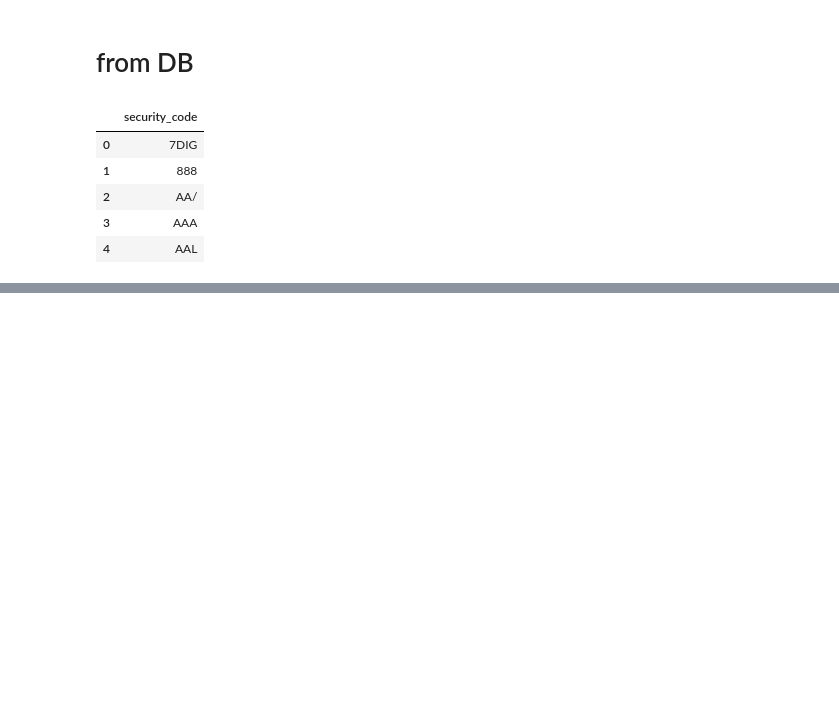
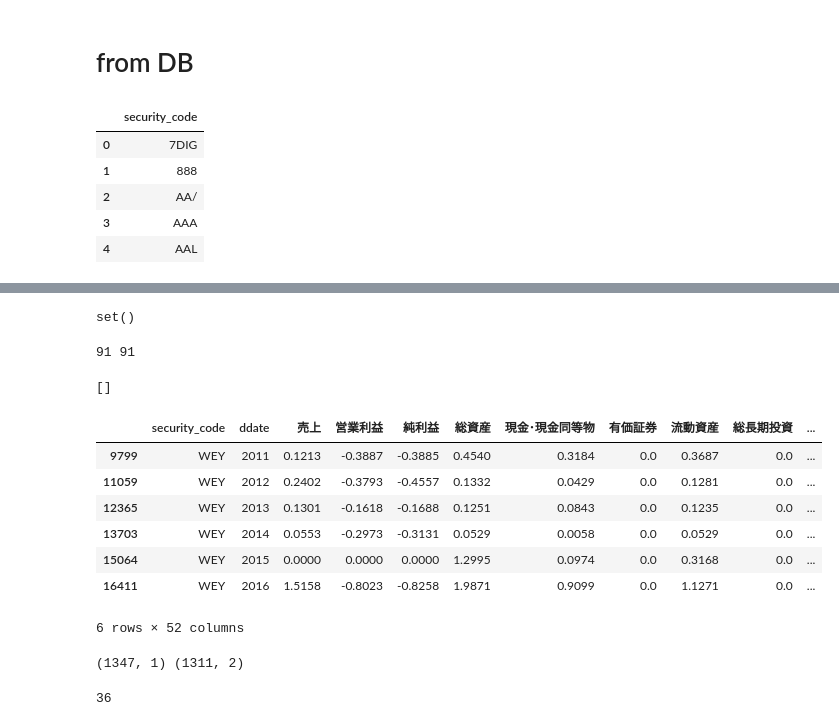
Before and after one commit to yueying-teng/RF, a Jupyter notebook: DB_check.ipynb, the cells around one changed output, grey strips where cells are left out. Saved outputs shown, nothing was run; the diff lists cells and outputs as text; code cells hidden in the pictures; blank space fills up the shorter version.

```diff
--- a/DB_check.ipynb
+++ b/DB_check.ipynb
@@ -92,0 +143,35 @@ pd.merge(tk_2015, tk_mc2015, on = 'security_code', how = 'outer')
+# %%
+set(list(dataset['security_code'].values)) - set(list(outerzero['security_code'].values))
+# %% [output]
+set()
+# %%
+a = list(dataset['security_code'].values)
+b = list(outerzero['security_code'].values)
+
+print (len(a), len(b))
+
+[x for x in a if x not in b ]
+# %% [output]
+91 91
+[]
+# %%
+df[df['security_code'] == 'WEY']
+# %% [output]
+|  | security_code | ddate | 売上 | 営業利益 | 純利益 | 総資産 | 現金･現金同等物 | 有価証券 | 流動資産 | 総長期投資 | ... |
+| 9799 | WEY | 2011 | 0.1213 | -0.3887 | -0.3885 | 0.4540 | 0.3184 | 0.0 | 0.3687 | 0.0 | ... |
+| 11059 | WEY | 2012 | 0.2402 | -0.3793 | -0.4557 | 0.1332 | 0.0429 | 0.0 | 0.1281 | 0.0 | ... |
+| 12365 | WEY | 2013 | 0.1301 | -0.1618 | -0.1688 | 0.1251 | 0.0843 | 0.0 | 0.1235 | 0.0 | ... |
+| 13703 | WEY | 2014 | 0.0553 | -0.2973 | -0.3131 | 0.0529 | 0.0058 | 0.0 | 0.0529 | 0.0 | ... |
+| 15064 | WEY | 2015 | 0.0000 | 0.0000 | 0.0000 | 1.2995 | 0.0974 | 0.0 | 0.3168 | 0.0 | ... |
+| 16411 | WEY | 2016 | 1.5158 | -0.8023 | -0.8258 | 1.9871 | 0.9099 | 0.0 | 1.1271 | 0.0 | ... |
+6 rows × 52 columns
+# %%
+tk_2016 = pd.read_csv('tk_2016.csv', encoding = 'cp932')
+tk_mc2016 = pd.read_csv('tk_mc2016.csv', encoding = 'cp932')
+
+print (tk_2016.shape, tk_mc2016.shape)
+
+tk_2016.shape[0] - tk_mc2016.shape[0]
+# %% [output]
+(1347, 1) (1311, 2)
+36
```
Also changed, not shown: parts of 12 cells of this notebook.
